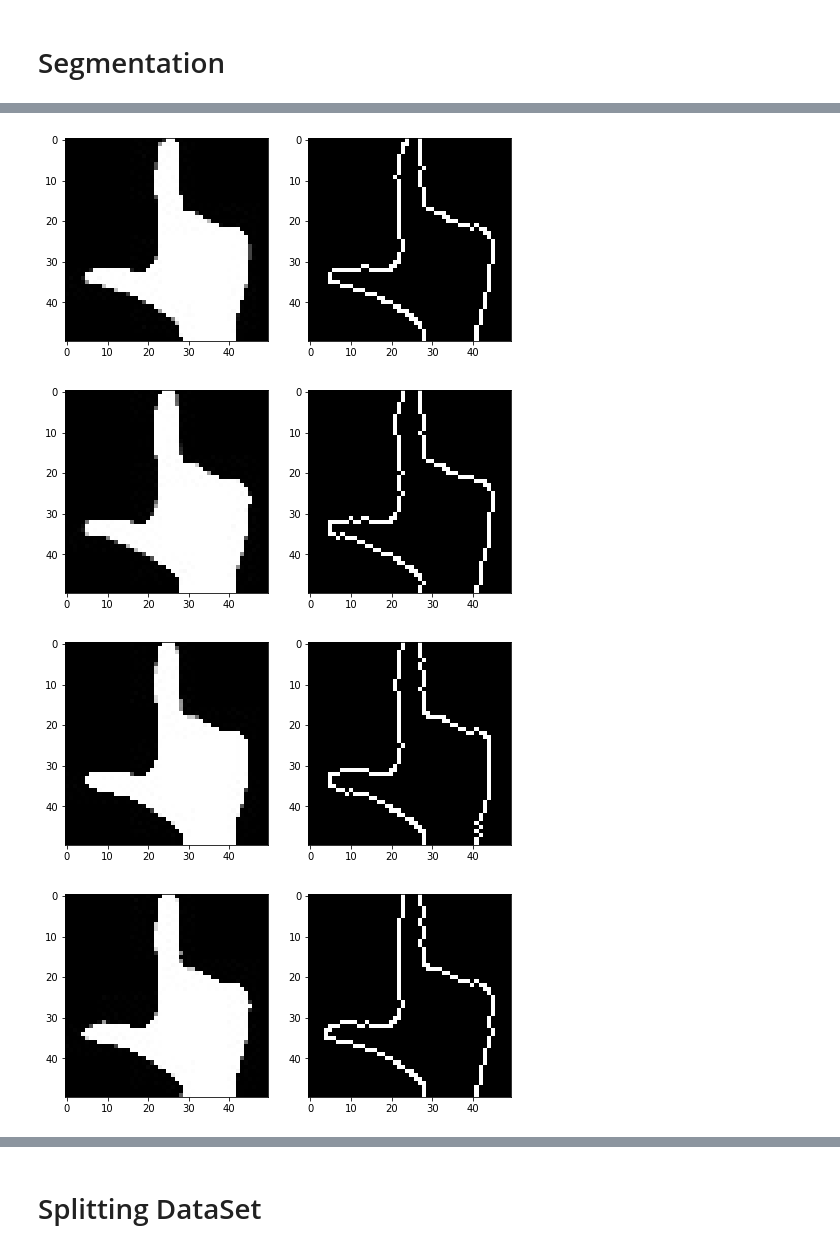
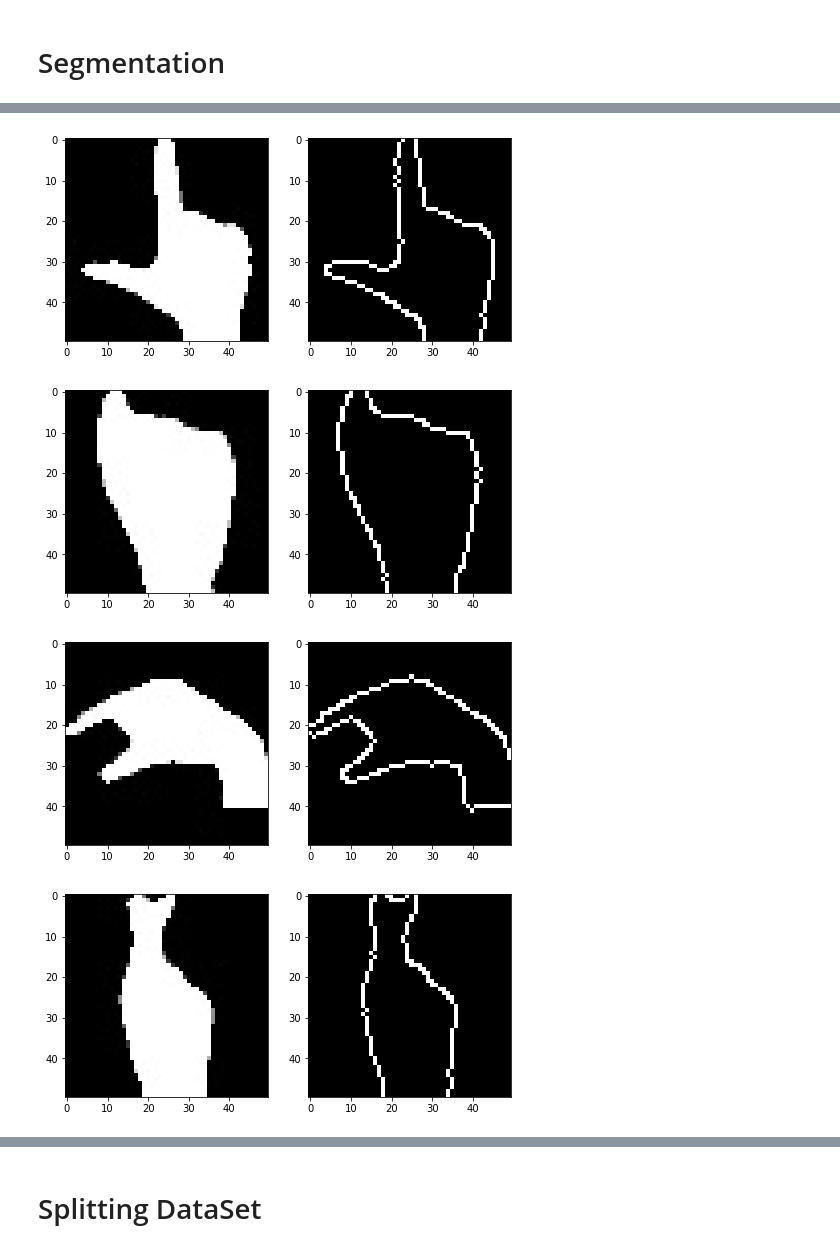
Before and after one commit to Halieeim/Hand_Gesture_Detection, a Jupyter notebook: Hand Gestures Detection.ipynb, the cells around one changed output, grey strips where cells are left out. Saved outputs shown, nothing was run; the diff lists cells and outputs as text; code cells hidden in the pictures.

```diff
--- a/Hand Gestures Detection.ipynb
+++ b/Hand Gestures Detection.ipynb
@@ -54,7 +54,7 @@ X_edges=np.array(X_edges)
 for i in range(10):
      plt.figure(figsize=[8,5])
      plt.subplot(1, 2, 1)
-     plt.imshow(X[i+2000], cmap=plt.cm.gray)
+     plt.imshow(X[i*900], cmap=plt.cm.gray)
      plt.subplot(1, 2, 2)
-     plt.imshow(X_edges[i+2000], cmap=plt.cm.gray)
+     plt.imshow(X_edges[i*900], cmap=plt.cm.gray)
 # %% [output]
@@ -63,4 +63,4 @@ for i in range(10):
-[figure, old version]
+[figure, new version]
-[figure, old version]
+[figure, new version]
-[figure, old version]
+[figure, new version]
-[figure, old version]
+[figure, new version]
```
Also changed, not shown: parts of 1 cell of this notebook.
